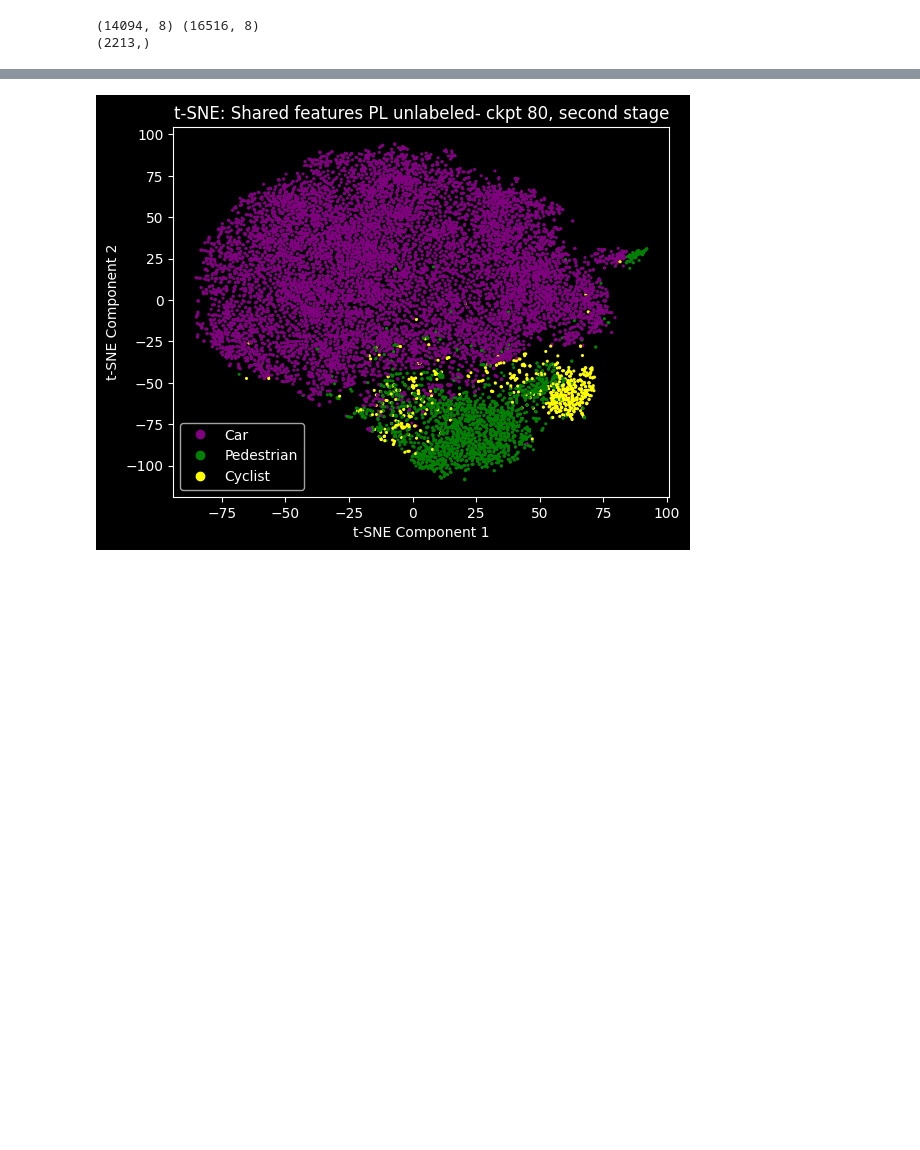
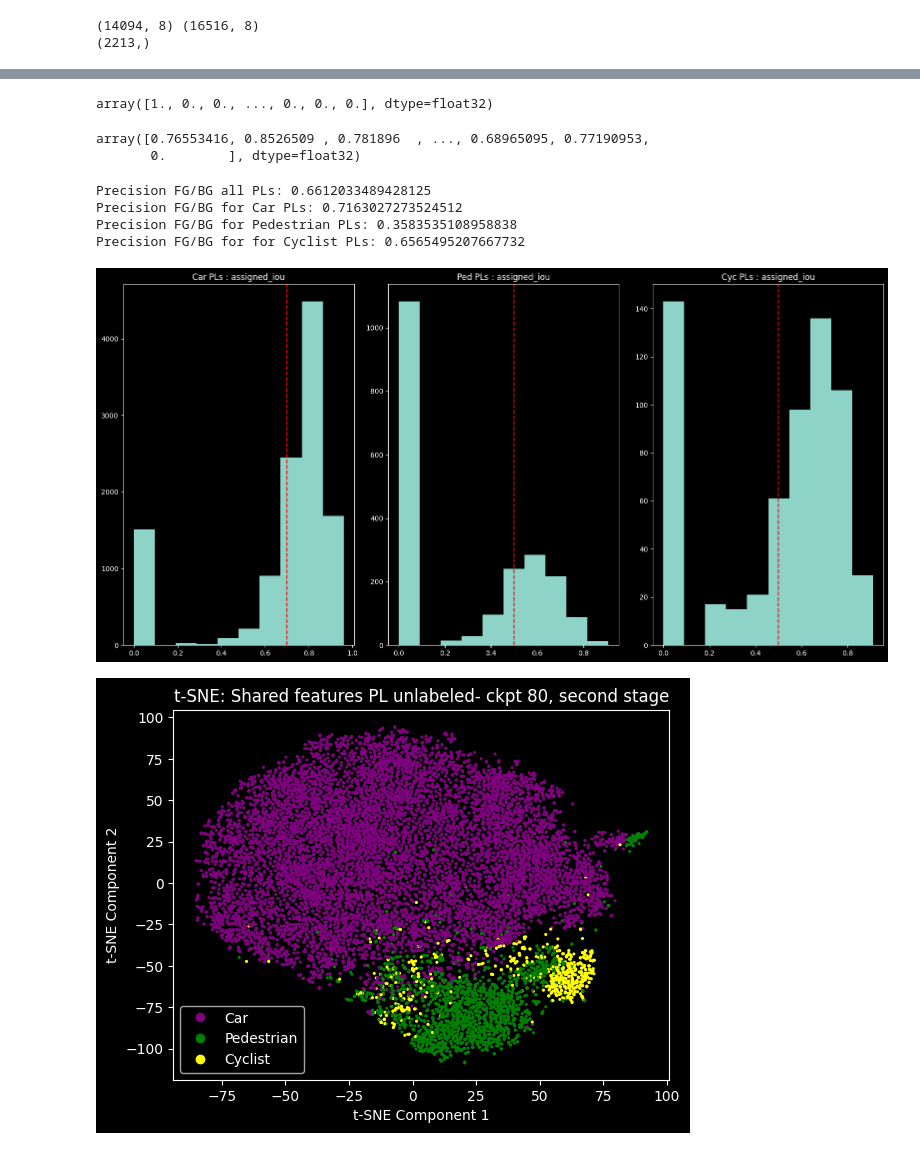
Before and after one commit to adv010/OpenPCDet, a Jupyter notebook: Tsne_PL_objectness copy.ipynb, the cells around one changed output, grey strips where cells are left out. Cells and saved outputs as stored; diff of their text form; code cells hidden in the pictures; blank space fills up the shorter version.

Commit message:
updated ipynb with Precision + iou histogram

```diff
--- a/Tsne_PL_objectness copy.ipynb
+++ b/Tsne_PL_objectness copy.ipynb
@@ -344,0 +351,4 @@ print(np.unique(frames).shape)
+# %%
+len(snapshot_pl_data_20['iou_values'])
+iou_values = np.concatenate((snapshot_pl_data_20['iou_values']))
+iou_values.shape
@@ -345,3 +364,49 @@ print(np.unique(frames).shape)
+# %%
+pl_labels
+# %% [output]
+array([1., 0., 0., ..., 0., 0., 0.], dtype=float32)
+# %%
+iou_values[pl_labels ==0]
+# %% [output]
+array([0.76553416, 0.8526509 , 0.781896  , ..., 0.68965095, 0.77190953,
+       0.        ], dtype=float32)
+# %%
+PL_all_precision  = (iou_assigned_label > -1).sum() / iou_assigned_label.shape[0]
+PL_car_precision = ((iou_assigned_label==0).astype(int) * (pl_labels.astype(int)==0)).sum() / (pl_labels==0).sum()
+PL_ped_precision = ((iou_assigned_label==1).astype(int) * (pl_labels.astype(int)==1)).sum() / (pl_labels==1).sum()
+PL_cyc_precision =((iou_assigned_label==2).astype(int) * (pl_labels.astype(int)==2)).sum() / (pl_labels==2).sum()
+
+print("Precision FG/BG all PLs:",PL_all_precision )
+print("Precision FG/BG for Car PLs:", PL_car_precision)
+print("Precision FG/BG for Pedestrian PLs:", PL_ped_precision)
+print("Precision FG/BG for for Cyclist PLs:", PL_cyc_precision)
+# %% [output]
+Precision FG/BG all PLs: 0.6612033489428125
+Precision FG/BG for Car PLs: 0.7163027273524512
+Precision FG/BG for Pedestrian PLs: 0.3583535108958838
+Precision FG/BG for for Cyclist PLs: 0.6565495207667732
+# %%
+import matplotlib.pyplot as plt
+plt.style.use('dark_background')
+fig, axs = plt.subplots(1, 3, figsize=(16, 8))  # Create a figure with 3 subplots side by side
+for ax in axs:
+    ax.grid(False)
+# Plot the first scatter plot in the first subplot
+axs[0].hist(iou_values[pl_labels ==0])
+axs[0].set_title('Car PLs : assigned_iou',fontsize = 12)
+axs[0].axvline(x=0.7, color='red', linestyle='--')
+# Plot the second scatter plot in the second subplot
+axs[1].hist(iou_values[pl_labels ==1])
+axs[1].set_title('Ped PLs : assigned_iou',fontsize = 12)
+axs[1].axvline(x=0.5, color='red', linestyle='--')
+# Plot the third scatter plot in the third subplot
+axs[2].hist(iou_values[pl_labels ==2])
+axs[2].set_title('Cyc PLs : assigned_iou', fontsize = 12)
+axs[2].axvline(x=0.5, color='red', linestyle='--')
+plt.tight_layout()  # Adjust layout to prevent overlapping
+plt.show()
+# %% [output]
+[figure, added]
 # %%
 import numpy as np
 import matplotlib.pyplot as plt
```
Also changed, not shown: parts of 5 cells of this notebook.
